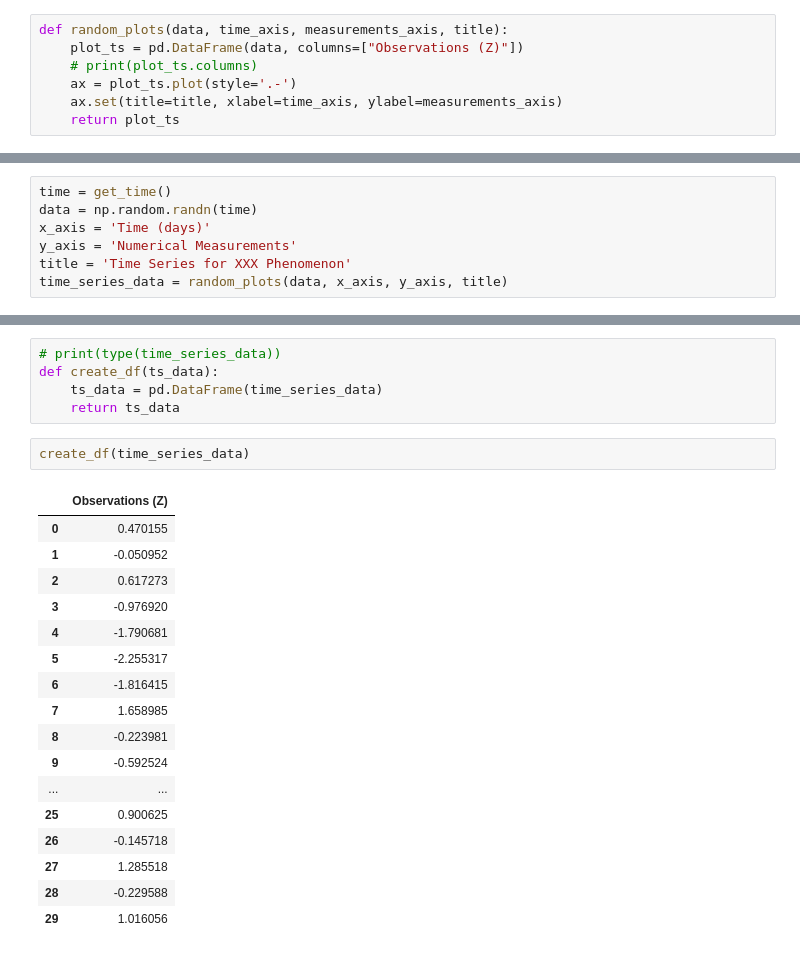
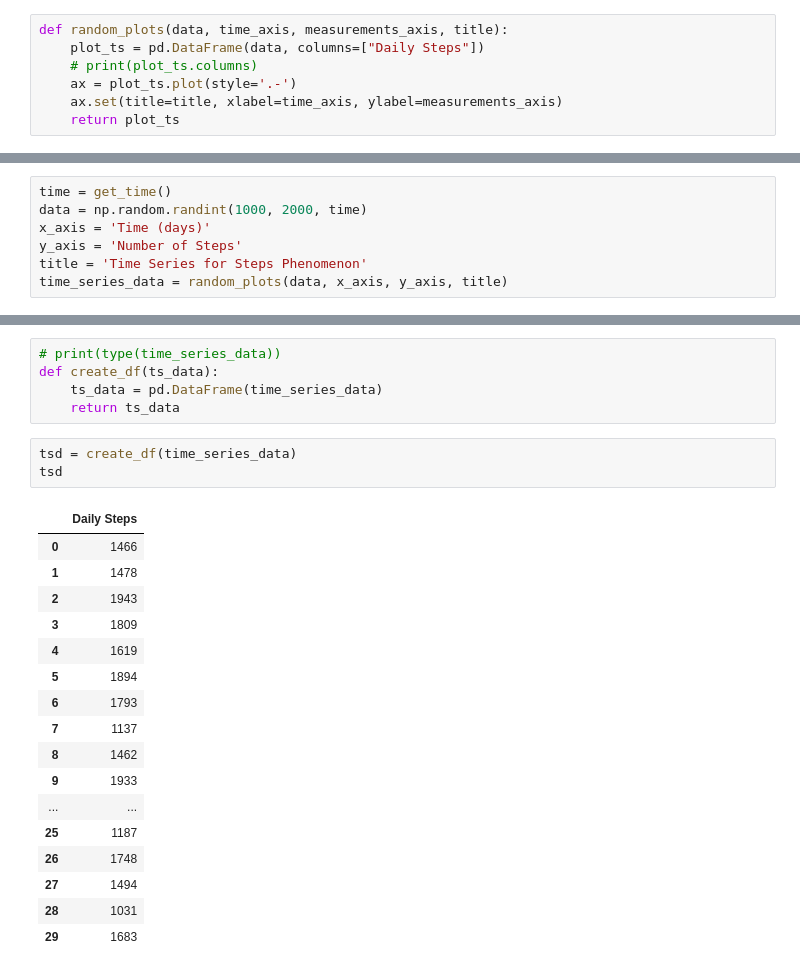
Before and after one commit to Brinkley97/applied_time_series_and_machine_learning, a Jupyter notebook: misc/terminologyWithGraph.ipynb, the cells around one changed output, grey strips where cells are left out. Saved outputs shown, nothing was run; the diff lists cells and outputs as text.

```diff
--- a/misc/terminologyWithGraph.ipynb
+++ b/misc/terminologyWithGraph.ipynb
@@ -6,7 +6,7 @@ import pandas as pd
 import matplotlib as plt
 # %%
 def random_plots(data, time_axis, measurements_axis, title):
-    plot_ts = pd.DataFrame(data, columns=["Observations (Z)"])
+    plot_ts = pd.DataFrame(data, columns=["Daily Steps"])
     # print(plot_ts.columns)
     ax = plot_ts.plot(style='.-')
     ax.set(title=title, xlabel=time_axis, ylabel=measurements_axis)
@@ -25,9 +25,9 @@ def get_time():
     return convert_days_in_tf
 # %%
 time = get_time()
-data = np.random.randn(time)
+data = np.random.randint(1000, 2000, time)
 x_axis = 'Time (days)'
-y_axis = 'Numerical Measurements'
-title = 'Time Series for XXX Phenomenon'
+y_axis = 'Number of Steps'
+title = 'Time Series for Steps Phenomenon'
 time_series_data = random_plots(data, x_axis, y_axis, title)
 # %% [output]
@@ -38,22 +38,23 @@ def create_df(ts_data):
     ts_data = pd.DataFrame(time_series_data)
     return ts_data
 # %%
-create_df(time_series_data)
+tsd = create_df(time_series_data)
+tsd
 # %% [output]
-|  | Observations (Z) |
-| 0 | 0.470155 |
-| 1 | -0.050952 |
-| 2 | 0.617273 |
-| 3 | -0.976920 |
-| 4 | -1.790681 |
-| 5 | -2.255317 |
-| 6 | -1.816415 |
-| 7 | 1.658985 |
-| 8 | -0.223981 |
-| 9 | -0.592524 |
+|  | Daily Steps |
+| 0 | 1466 |
+| 1 | 1478 |
+| 2 | 1943 |
+| 3 | 1809 |
+| 4 | 1619 |
+| 5 | 1894 |
+| 6 | 1793 |
+| 7 | 1137 |
+| 8 | 1462 |
+| 9 | 1933 |
 | ... | ... |
-| 25 | 0.900625 |
-| 26 | -0.145718 |
-| 27 | 1.285518 |
-| 28 | -0.229588 |
-| 29 | 1.016056 |
+| 25 | 1187 |
+| 26 | 1748 |
+| 27 | 1494 |
+| 28 | 1031 |
+| 29 | 1683 |
```
Also changed, not shown: parts of 1 cell of this notebook.
